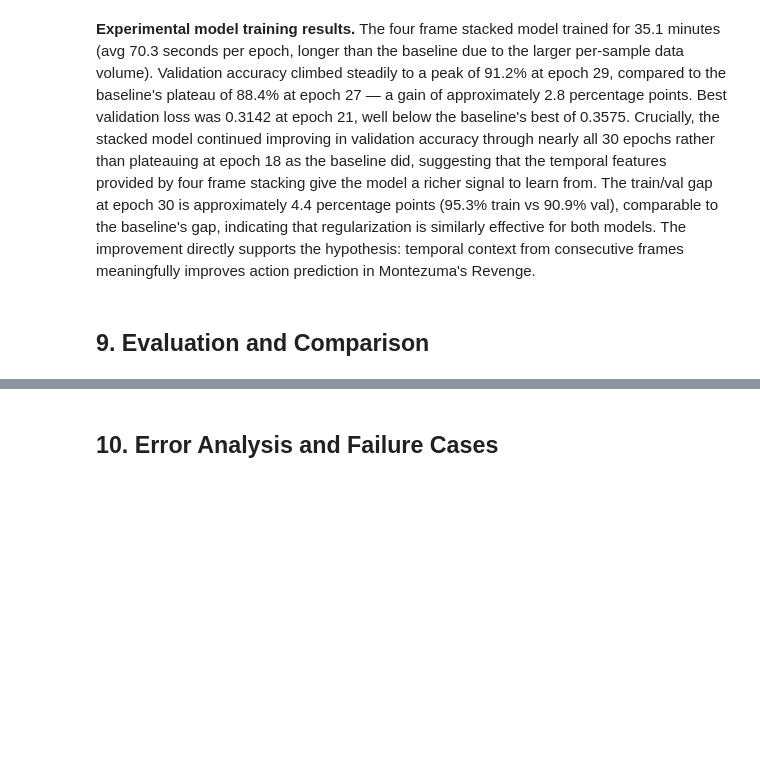
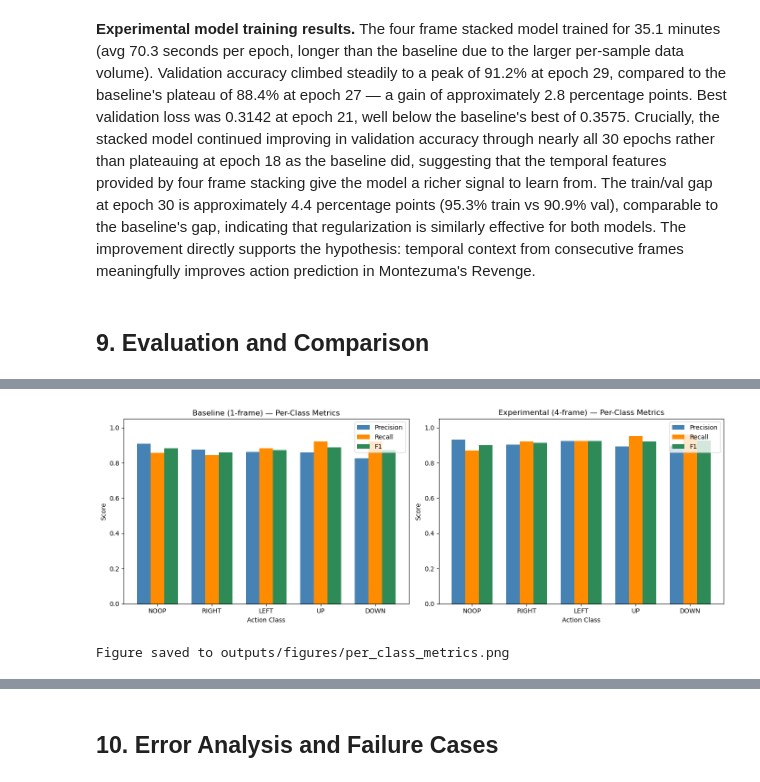
Before and after one commit to thebobmay/deep-learning-player-action-prediction, a Jupyter notebook: notebooks/deep_learning.ipynb, the cells around one changed output, grey strips where cells are left out. Saved outputs shown, nothing was run; the diff lists cells and outputs as text; code cells hidden in the pictures; blank space fills up the shorter version.

```diff
--- a/notebooks/deep_learning.ipynb
+++ b/notebooks/deep_learning.ipynb
@@ -667,0 +732,29 @@ Figure saved to outputs/figures/stacked_learning_curves.png
+# %%
+# Per-class precision, recall, F1 — side by side bar chart
+x = np.arange(N_ACTIONS)
+width = 0.25
+
+fig, axes = plt.subplots(1, 2, figsize=(14, 5))
+
+for ax, results, title in [
+    (axes[0], baseline_results, 'Baseline (1-frame) — Per-Class Metrics'),
+    (axes[1], stacked_results,  'Experimental (4-frame) — Per-Class Metrics'),
+]:
+    ax.bar(x - width, results['precision_per_class'], width, label='Precision', color='steelblue')
+    ax.bar(x,         results['recall_per_class'],    width, label='Recall',    color='darkorange')
+    ax.bar(x + width, results['f1_per_class'],        width, label='F1',        color='seagreen')
+    ax.set_title(title)
+    ax.set_xlabel('Action Class')
+    ax.set_ylabel('Score')
+    ax.set_xticks(x)
+    ax.set_xticklabels(ACTION_NAMES)
+    ax.set_ylim(0, 1.05)
+    ax.legend()
+
+fig.tight_layout()
+fig.savefig(FIGURES_DIR / 'per_class_metrics.png', dpi=120, bbox_inches='tight')
+plt.show()
+print('Figure saved to outputs/figures/per_class_metrics.png')
+# %% [output]
+[figure, added]
+Figure saved to outputs/figures/per_class_metrics.png
```
Also changed, not shown: parts of 9 cells of this notebook, 5 other files.
